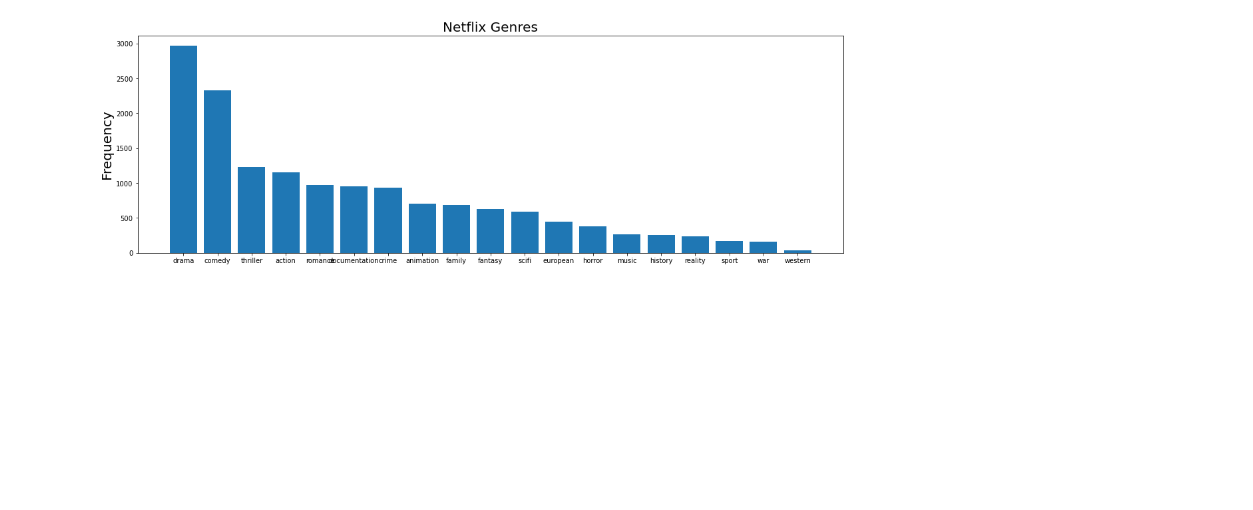
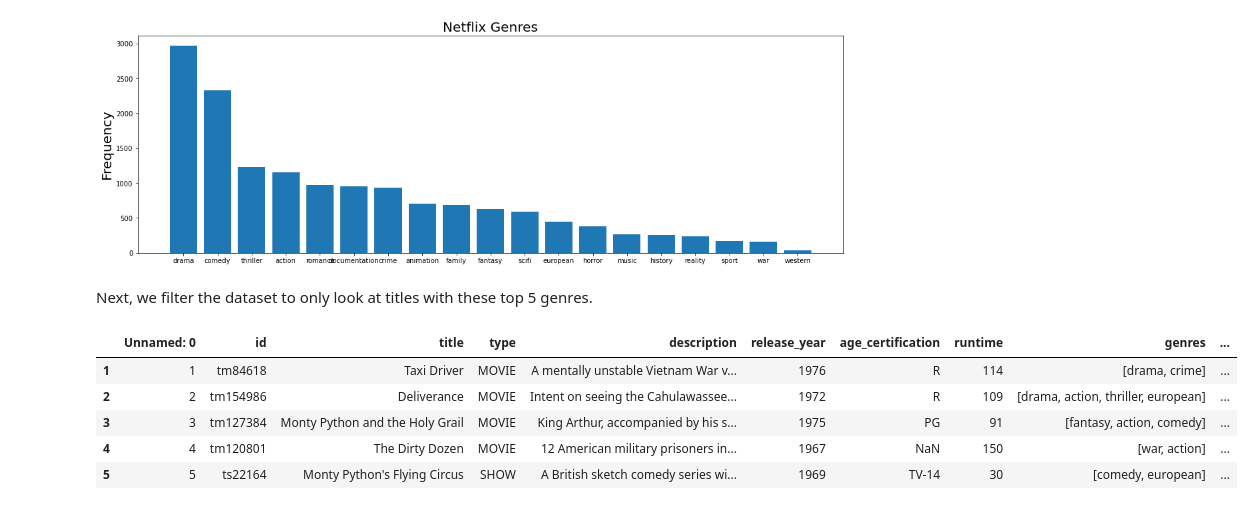
Before and after one commit to jhjrhee/netflix-sentiment-analysis, a Jupyter notebook: data_cleaning.ipynb, the cells around one changed output. Saved outputs shown, nothing was run; the diff lists cells and outputs as text; code cells hidden in the pictures; blank space fills up the shorter version.

```diff
--- a/data_cleaning.ipynb
+++ b/data_cleaning.ipynb
@@ -141,3 +143,16 @@ Text(0.5, 1.0, 'Netflix Genres')
 # %%
 # TODO: check if a string is in a list, where each list is a value of the titles_clean Dataframe
 # titles_with_genres = titles_clean.query('genres.contains('drama')')['title']
+# %% [markdown]
+Next, we filter the dataset to only look at titles with these top 5 genres.
+# %%
+top_genres_mask = titles_clean['genres'].apply(lambda x: ('drama' in x)  or ('comedy' in x) or ('thriller' in x) or ('action' in x) or ('romance' in x))
+titles_top_genres = titles_clean[top_genres_mask]
+titles_top_genres.head()
+# %% [output]
+|  | Unnamed: 0 | id | title | type | description | release_year | age_certification | runtime | genres | ... |
+| 1 | 1 | tm84618 | Taxi Driver | MOVIE | A mentally unstable Vietnam War v... | 1976 | R | 114 | [drama, crime] | ... |
+| 2 | 2 | tm154986 | Deliverance | MOVIE | Intent on seeing the Cahulawassee... | 1972 | R | 109 | [drama, action, thriller, european] | ... |
+| 3 | 3 | tm127384 | Monty Python and the Holy Grail | MOVIE | King Arthur, accompanied by his s... | 1975 | PG | 91 | [fantasy, action, comedy] | ... |
+| 4 | 4 | tm120801 | The Dirty Dozen | MOVIE | 12 American military prisoners in... | 1967 | NaN | 150 | [war, action] | ... |
+| 5 | 5 | ts22164 | Monty Python's Flying Circus | SHOW | A British sketch comedy series wi... | 1969 | TV-14 | 30 | [comedy, european] | ... |
```
Also changed, not shown: parts of 4 cells of this notebook, 1 other file.
